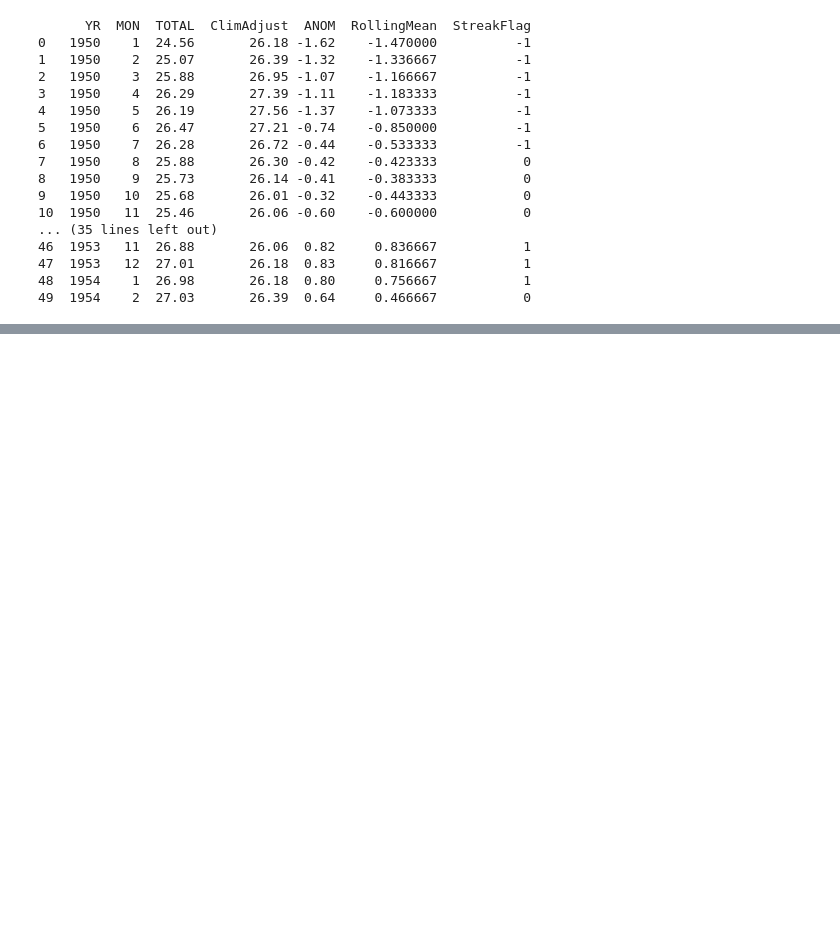
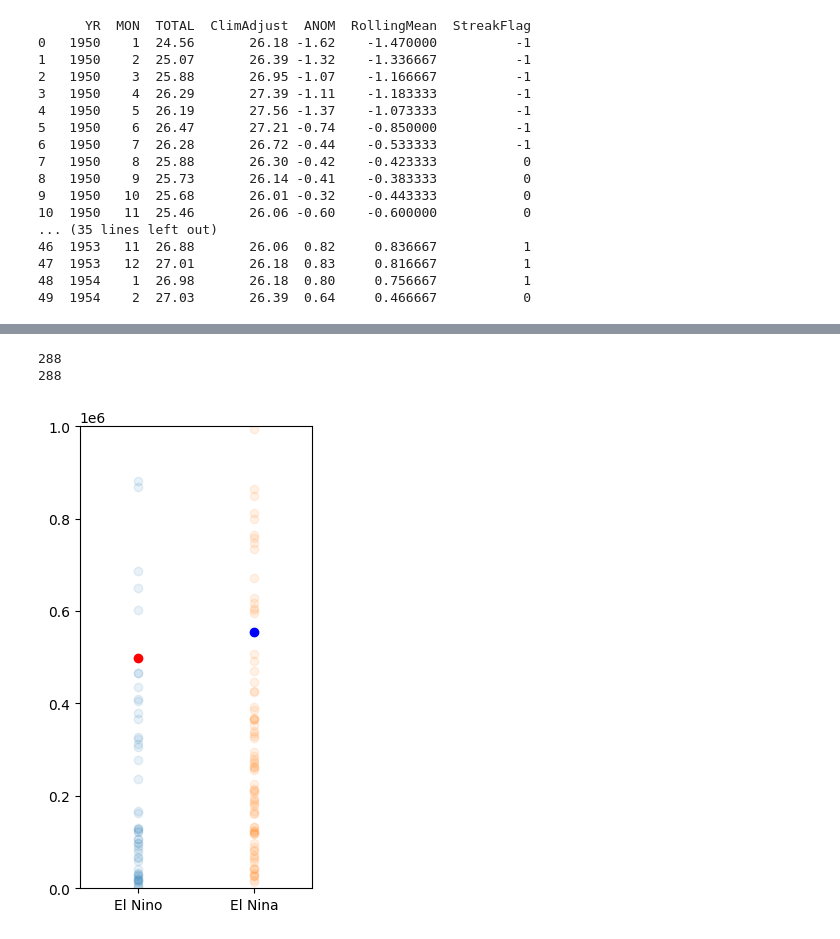
Before and after one commit to oscarmorand/prsta_gang, a Jupyter notebook: data_analysis.ipynb, the cells around one changed output, grey strips where cells are left out. Cells and saved outputs as stored; diff of their text form; code cells hidden in the pictures; blank space fills up the shorter version.

```diff
--- a/data_analysis.ipynb
+++ b/data_analysis.ipynb
@@ -159,10 +159,10 @@ plt.show()
 # %% [output]
 [figure]
 # %%
-raw_data = acres_burned_data.values[:, 1:-1].flatten()
+acres_raw_data = acres_burned_data.values[:, 1:-1].flatten()
 
 plt.figure(figsize=(12, 6))
-plt.plot(raw_data)
+plt.plot(acres_raw_data)
 plt.show()
 # %% [output]
 [figure]
@@ -299,0 +343,21 @@ print(episodes_data.head(50))
+# %%
+small_episodes_data = episodes_data.drop(range(0, 50 * 12))
+print(len(small_episodes_data))
+print(len(acres_raw_data))
+# %% [output]
+288
+288
+# %%
+acres_nino = acres_raw_data[small_episodes_data["StreakFlag"] == 1]
+acres_nina = acres_raw_data[small_episodes_data["StreakFlag"] == -1]
+
+plt.figure(figsize=(3, 6))
+plt.scatter(np.ones_like(acres_nino), acres_nino, alpha=0.1)
+plt.scatter([1], acres_nino.mean(), color="red")
+plt.scatter(2 * np.ones_like(acres_nina), acres_nina, alpha=0.1)
+plt.scatter([2], acres_nina.mean(), color="blue")
+plt.xticks([1, 2], ["El Nino", "El Nina"])
+plt.axis([0.5, 2.5, 0, 1000000])
+plt.show()
+# %% [output]
+[figure, added]
```
Also changed, not shown: parts of 11 cells of this notebook.
